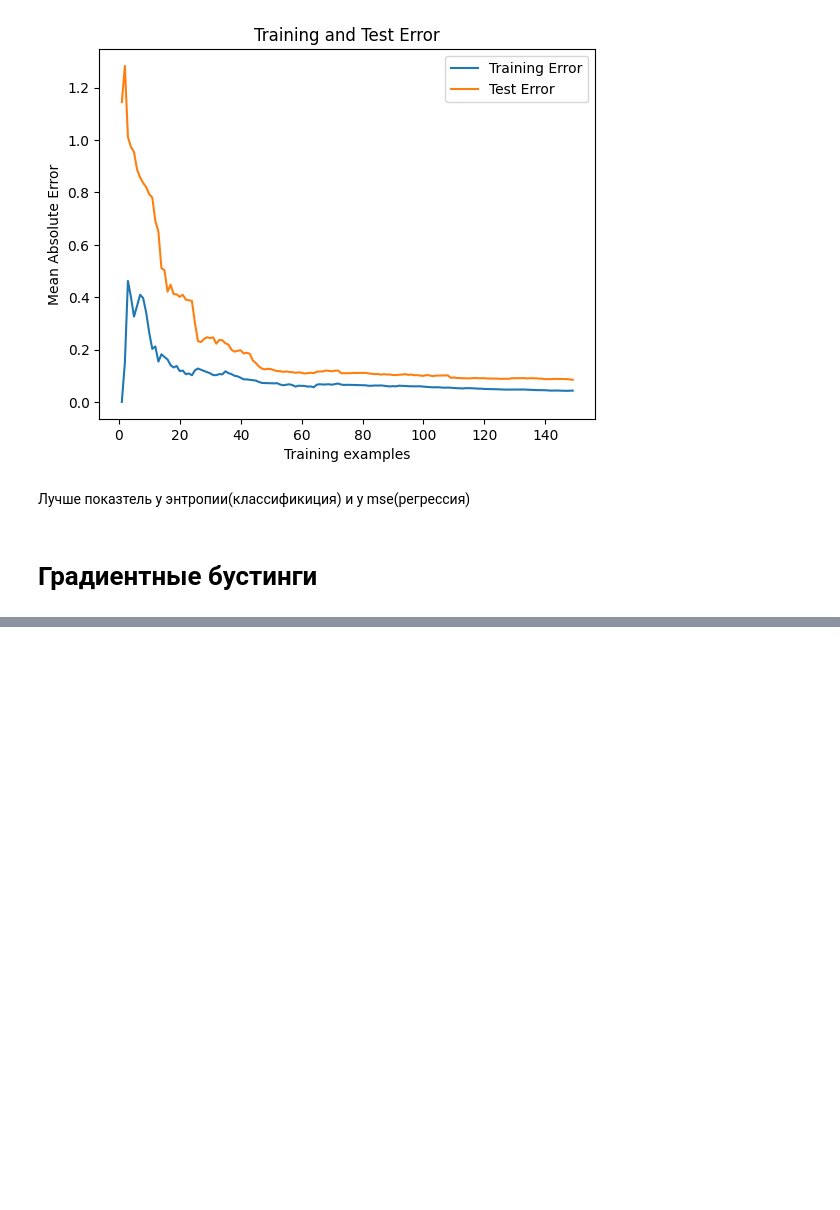
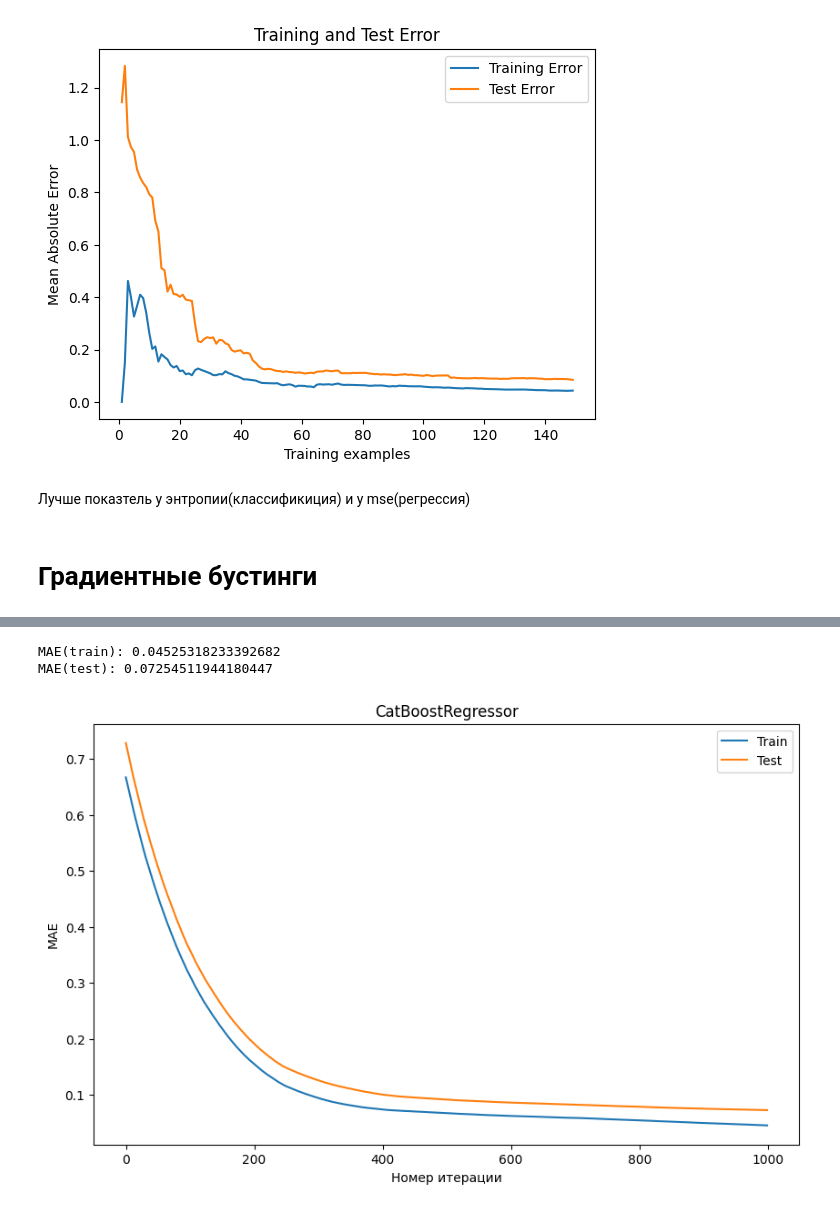
Before and after one commit to VladislavErmakovich/TMSds, a Jupyter notebook: lesson20/Sleep_dataset.ipynb, the cells around one changed output, grey strips where cells are left out. Cells and saved outputs as stored; diff of their text form; code cells hidden in the pictures; blank space fills up the shorter version.

```diff
--- a/lesson20/Sleep_dataset.ipynb
+++ b/lesson20/Sleep_dataset.ipynb
@@ -970,0 +1302,3 @@ plt.show()
+# %%
+model = CatBoostRegressor(depth=9, learning_rate=0.01,eval_metric='MAE')
+model.fit(X_train, y_train, eval_set=(X_test, y_test))
@@ -970,0 +1324,20 @@ plt.show()
+# %%
+y_pred = model.predict(X_train)
+print(f'MAE(train): {mean_absolute_error(y_train, y_pred)}')
+
+y_pred = model.predict(X_test)
+print(f'MAE(test): {mean_absolute_error(y_test, y_pred)}')
+# %% [output]
+MAE(train): 0.04525318233392682
+MAE(test): 0.07254511944180447
+# %%
+plt.figure(figsize=(10, 6))
+plt.plot(model.evals_result_['learn']['MAE'], label='Train')
+plt.plot(model.evals_result_['validation']['MAE'], label='Test')
+plt.xlabel('Номер итерации')
+plt.ylabel('MAE')
+plt.title('CatBoostRegressor')
+plt.legend()
+plt.show()
+# %% [output]
+[figure, added]
```
Also changed, not shown: parts of 31 cells of this notebook.
